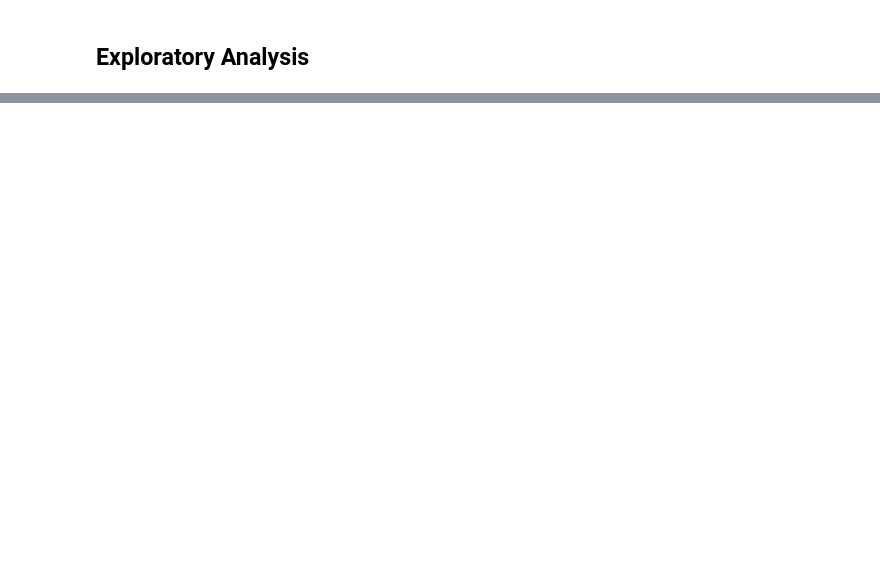
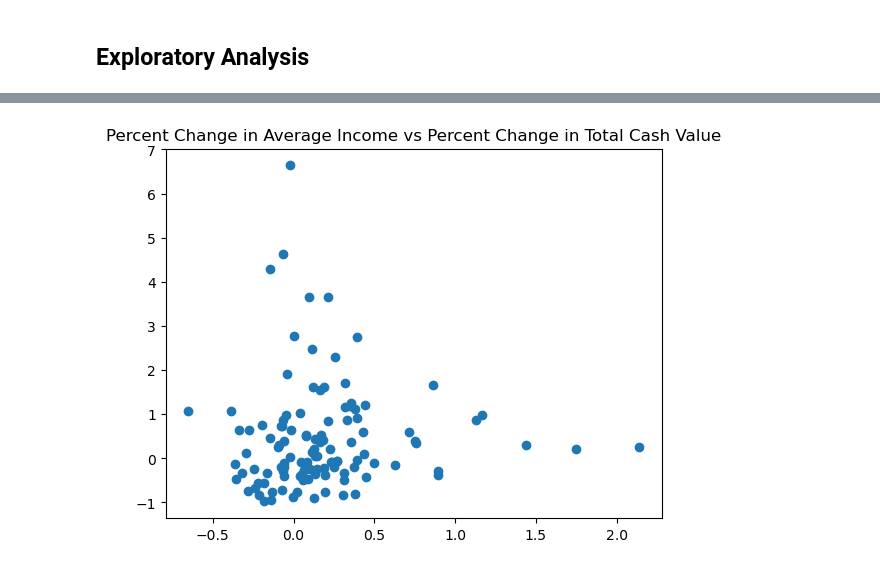
Before and after one commit to harplyon/CMPS6790FinalTutorial, a Jupyter notebook: LyonFinalTutorial.ipynb, the cells around one changed output, grey strips where cells are left out. Cells and saved outputs as stored; diff of their text form; code cells hidden in the pictures; blank space fills up the shorter version.

```diff
--- a/LyonFinalTutorial.ipynb
+++ b/LyonFinalTutorial.ipynb
@@ -182,0 +327,8 @@ cond_ag_df
+# %%
+#Translation scheme for sales data categories
+sales_translation = {'Vegetable and Melon' : 'Specialty Crop', 'Fruit and Tree Nut' : 'Specialty Crop', 'Greenhouse, Nursery, and Floriculture' : 'Specialty Crop',
+                     'Sheep and Goat' : 'Other Animals'}
+
+#Applying translation and merging the new categories into each other
+sales_df['Category'] = sales_df['Category'].map(lambda x : sales_translation.get(x, x))
+sales_df = sales_df.groupby(['Year', 'State', 'Category'])['Value'].sum().reset_index()
@@ -182,0 +375,4 @@ cond_ag_df
+# %%
+# Note this is essentially the same code as we used to merge the survey data originally
+ag_df = pd.merge(sales_df, survey_df, on=['Year', 'State', 'Category'], how='inner')
+ag_df
@@ -303,0 +397,24 @@ As we can see most industries have some large players (no labels yet due to larg
+# %%
+def calc_change_in_values(row, df):
+    #first we have to check to see if there is a next census year - if not we just report nan
+    type(row)
+    if row['Year'] == 2017:
+        return (np.nan, np.nan)
+    #find the next census year relative to the row
+    next_year = 2012 if row['Year'] == 2007 else 2017
+
+    #find the row corresponsind to the next years data - this is a bit hacky and should not be copied
+    next_row = df.loc[(df['Year'] == next_year) & (df['State'] == row['State']) & (df['Category'] == row['Category'])]
+    next_value = next_row.values[0][3]
+    next_gross = next_row.values[0][9]
+
+    change_value = (next_value - row['Value']) / row['Value'] if row['Value'] != 0 else np.nan
+
+    return (change_value, (next_gross - row['Avg Gross']) / row['Avg Gross'])
+
+change_values = [calc_change_in_values(row[1], ag_df) for row in ag_df.iterrows()]
+ag_df['Change Value'] = [c[0] for c in change_values]
+ag_df['Change Avg Gross'] = [c[1] for c in change_values]
+#now we can safely cut off all the 2017 data
+ag_df = ag_df[ag_df['Year'] != 2017]
+ag_df
@@ -303,0 +501,8 @@ As we can see most industries have some large players (no labels yet due to larg
+# %%
+ag_df = ag_df.drop(184)
+# %%
+plt.scatter(ag_df['Change Value'], ag_df['Change Avg Gross'])
+plt.title("Percent Change in Average Income vs Percent Change in Total Cash Value")
+plt.show()
+# %% [output]
+[figure, added]
```
Also changed, not shown: parts of 74 cells of this notebook, 1 other file.
